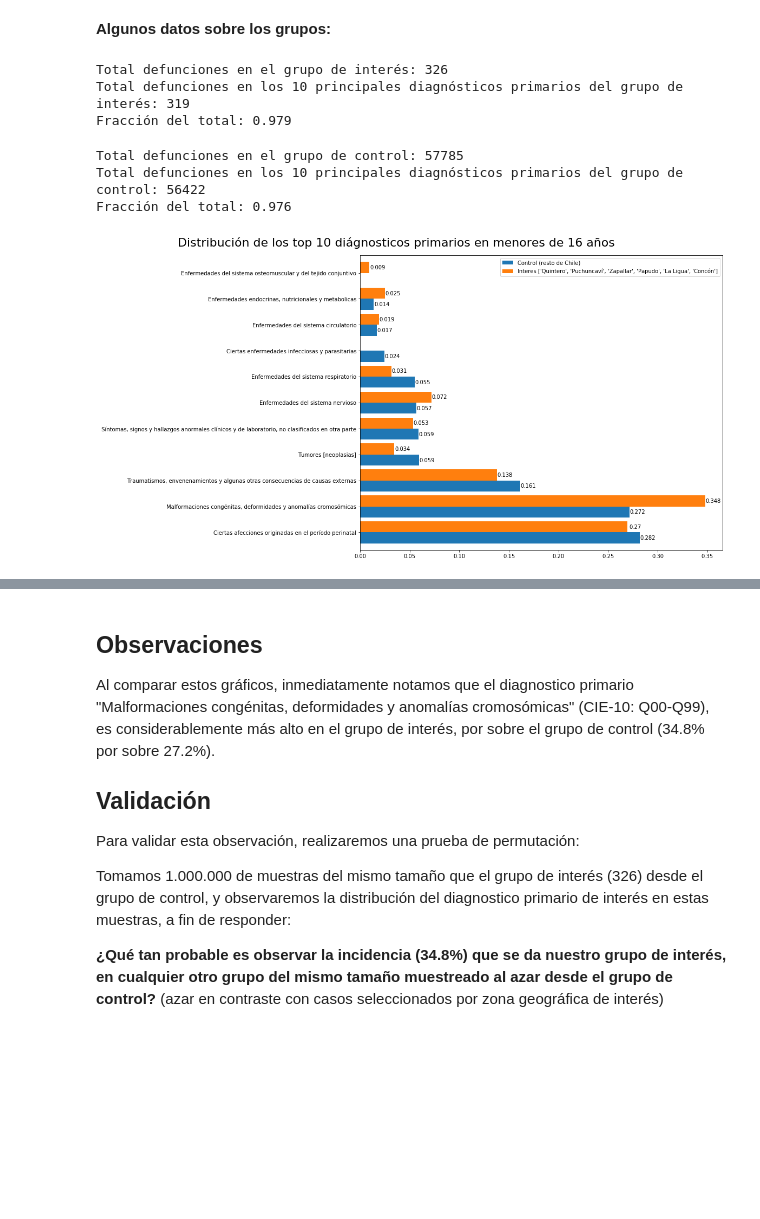
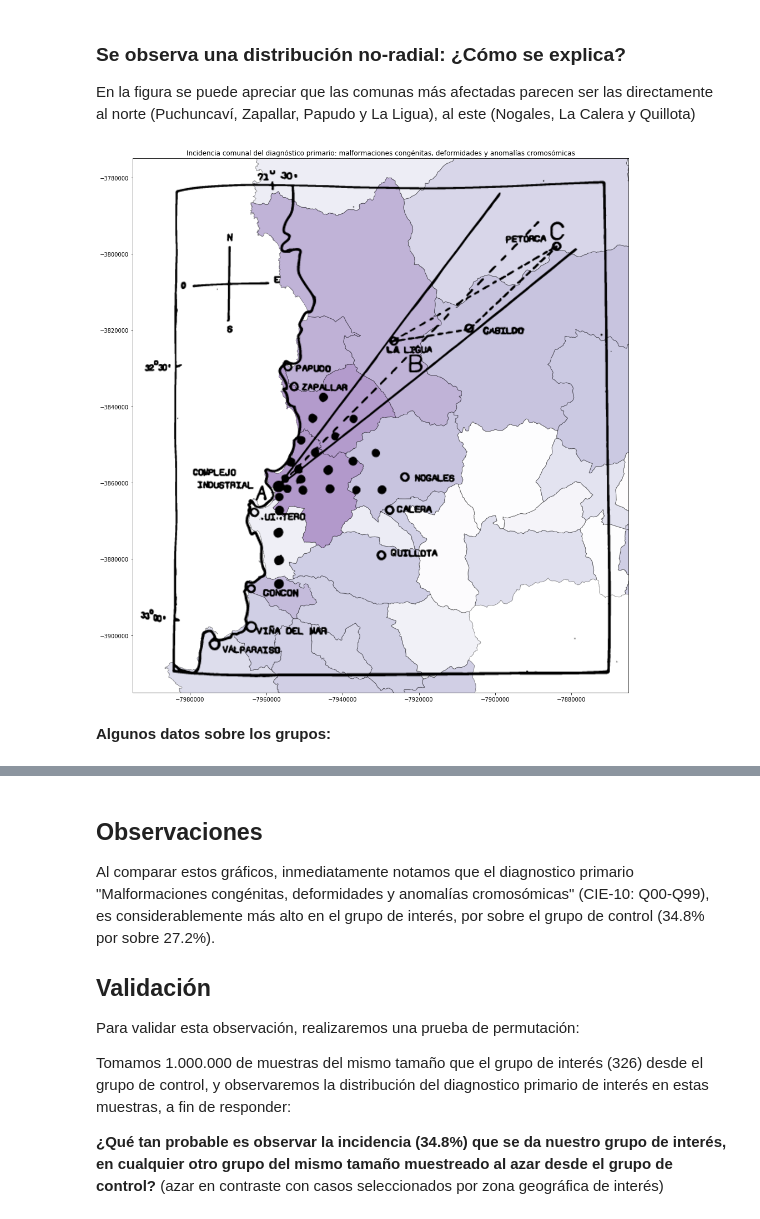
Before and after one commit to verasativa/zonacritica, a Jupyter notebook: readme.ipynb, the cells around one changed output, grey strips where cells are left out. Saved outputs shown, nothing was run; the diff lists cells and outputs as text; code cells hidden in the pictures; blank space fills up the shorter version.

Commit message:
refactor: contexto + pluma

```diff
--- a/readme.ipynb
+++ b/readme.ipynb
@@ -77,56 +392,20 @@ defunciones_control = defunciones_poblacion.query('comune not in @listado_comuna
+# %% [markdown]
+### Se observa una distribución no-radial: ¿Cómo se explica?
+En la figura se puede apreciar que las comunas más afectadas parecen ser las directamente al norte (Puchuncaví, Zapallar, Papudo y La Ligua), al este (Nogales, La Calera y Quillota)
+# %%
+import matplotlib.pyplot as plt
+
+
+ax = cdata.plot(column='rate', figsize=(16,20), alpha=0.4, edgecolor='k', cmap='Purples')
+#add_basemap(ax, zoom=10)
+plt.title("Incidencia comunal del diagnóstico primario: malformaciones congénitas, deformidades y anomalías cromosómicas")
+
+modelo_pluma = plt.imread('assets/figura.png')
+xmin, xmax, ymin, ymax = ax.axis()
+ax.imshow(modelo_pluma, extent=[xmin, xmax, ymin, ymax], interpolation='spline16', zorder=1)
+ax.axis((-7995000, -7865000, -3915000, -3775000))
+plt.savefig('assets/mapa-pluma.png', bbox_inches='tight')
+# %% [output]
+[figure, added]
 # %% [markdown]
 __Algunos datos sobre los grupos:__
-# %%
-print('Total defunciones en el grupo de interés: {}'.format(defunciones_test.shape[0]))
-top_n = 10
-print('Total defunciones en los {} principales diagnósticos primarios del grupo de interés: {}'.format(
-    top_n,
-    defunciones_test.primary_code_0.value_counts()[:top_n].sum()
-))
-print('Fracción del total: {0:.3f}'.format(defunciones_test.primary_code_0.value_counts()[:top_n].sum()/defunciones_test.shape[0]))
-# %% [output]
-Total defunciones en el grupo de interés: 326
-Total defunciones en los 10 principales diagnósticos primarios del grupo de interés: 319
-Fracción del total: 0.979
-# %%
-print('Total defunciones en el grupo de control: {}'.format(defunciones_control.shape[0]))
-top_n = 10
-print('Total defunciones en los {} principales diagnósticos primarios del grupo de control: {}'.format(
-    top_n,
-    defunciones_control.primary_code_0.value_counts()[:top_n].sum()
-))
-print('Fracción del total: {0:.3f}'.format(defunciones_control.primary_code_0.value_counts()[:top_n].sum()/defunciones_control.shape[0]))
-# %% [output]
-Total defunciones en el grupo de control: 57785
-Total defunciones en los 10 principales diagnósticos primarios del grupo de control: 56422
-Fracción del total: 0.976
-# %%
-# Los x diágnosticos primarios mayores en control
-incidencias_control = pd.DataFrame(describe_cie10_index(defunciones_control.primary_code_0.value_counts()[:top_n]), columns=['Control'])
-# Los x diágnosticos primarios mayores en interés
-incidencias_test = pd.DataFrame(describe_cie10_index(defunciones_test.primary_code_0.value_counts()[:top_n]), columns=['Interés'])
-# Concatenamos
-comparativa = pd.concat([incidencias_control, incidencias_test], axis=1, sort=False)
-# A fracción
-comparativa['Control (resto de Chile)'] = comparativa.Control / comparativa.Control.sum()
-comparativa['Interes {}'.format(listado_comunas)] = comparativa.Interés / comparativa.Interés.sum()
-del comparativa['Control']
-del comparativa['Interés']
-ax = comparativa.plot(kind='barh',
-                      figsize=(12,10),
-                      width=.85)
-ax.set_title('Distribución de los top {} diágnosticos primarios en menores de 16 años'.format(top_n), size=22, y=1.02, x=.1)
-import numpy as np
-for p in ax.patches:
-    if p.get_width() != 0:
-        ax.annotate(np.round(p.get_width(),decimals=3),
-                    (p.get_width()+.008, p.get_y()),
-                    ha='center',
-                    va='center',
-                    xytext=(0, 10),
-                    textcoords='offset points')
-
-from matplotlib import pyplot as mp
-mp.savefig('assets/10diagnosticos.png', bbox_inches='tight')
-# %% [output]
-[figure, removed]
```
Also changed, not shown: parts of 18 cells of this notebook.
